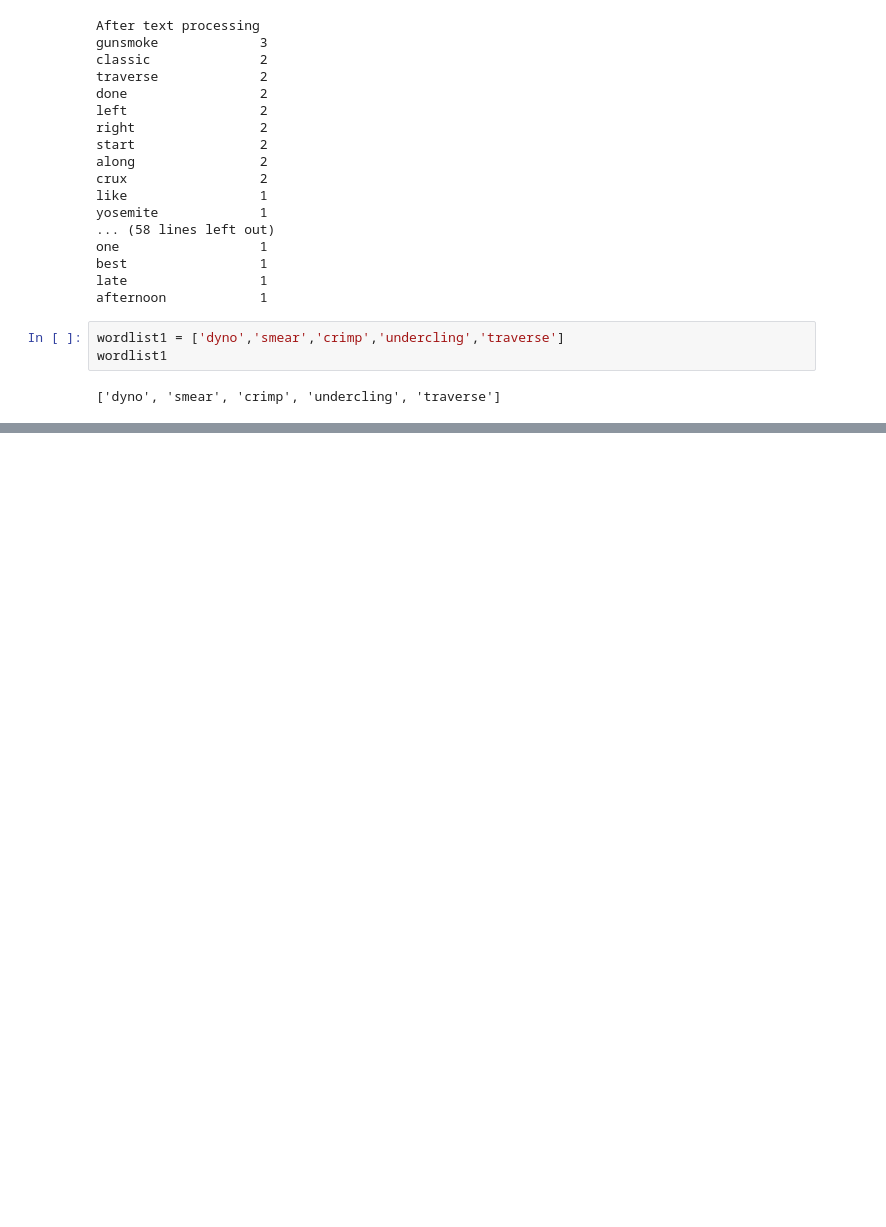
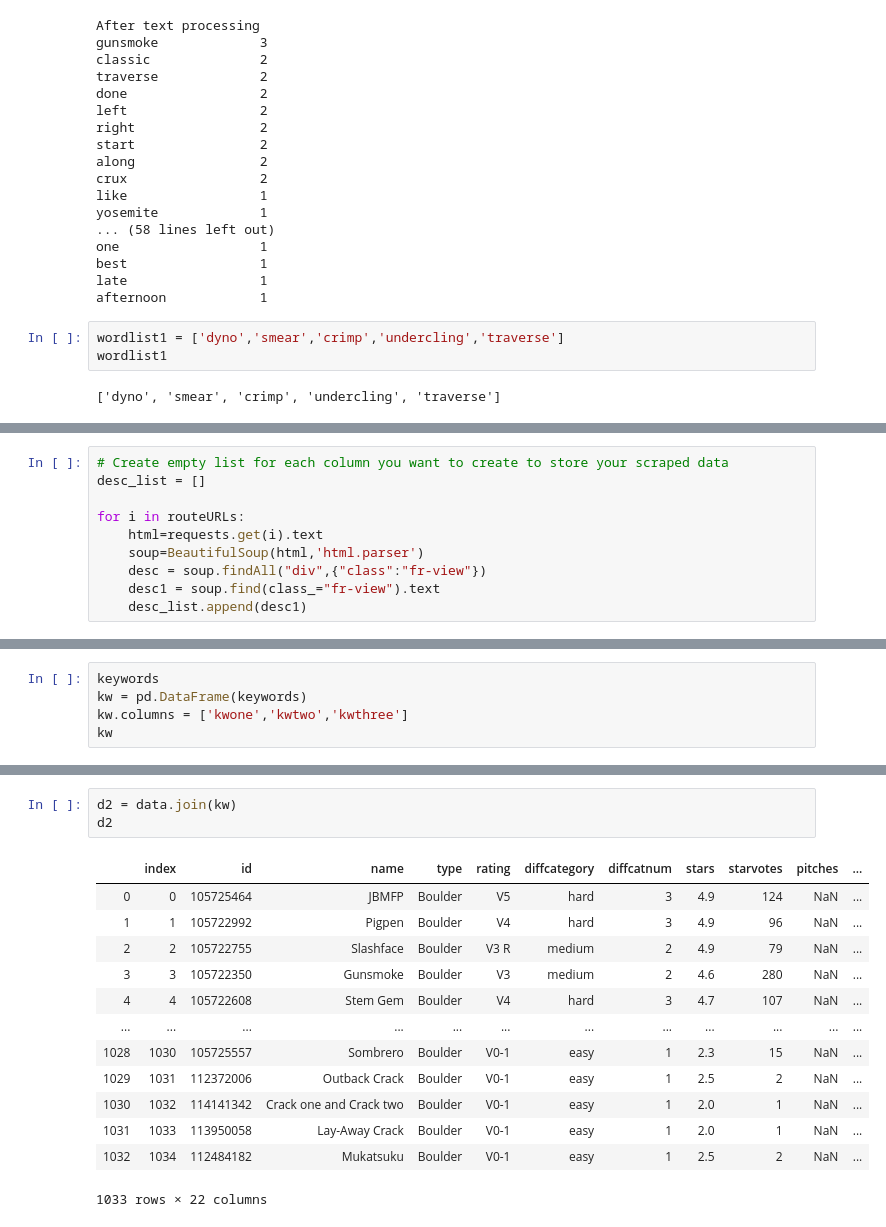
Before and after one commit to nrgriffin/Insight, a Jupyter notebook: JTNP_DescriptionAnalysis.ipynb, the cells around one changed output, grey strips where cells are left out. Saved outputs shown, nothing was run; the diff lists cells and outputs as text; blank space fills up the shorter version.

```diff
--- a/JTNP_DescriptionAnalysis.ipynb
+++ b/JTNP_DescriptionAnalysis.ipynb
@@ -142,0 +279,10 @@ wordlist1
+# %%
+# Create empty list for each column you want to create to store your scraped data
+desc_list = []
+
+for i in routeURLs:
+    html=requests.get(i).text
+    soup=BeautifulSoup(html,'html.parser')
+    desc = soup.findAll("div",{"class":"fr-view"})
+    desc1 = soup.find(class_="fr-view").text
+    desc_list.append(desc1)
@@ -142,0 +329,5 @@ wordlist1
+# %%
+keywords
+kw = pd.DataFrame(keywords)
+kw.columns = ['kwone','kwtwo','kwthree']
+kw
@@ -142,0 +364,17 @@ wordlist1
+# %%
+d2 = data.join(kw)
+d2
+# %% [output]
+|  | index | id | name | type | rating | diffcategory | diffcatnum | stars | starvotes | pitches | ... |
+| 0 | 0 | 105725464 | JBMFP | Boulder | V5 | hard | 3 | 4.9 | 124 | NaN | ... |
+| 1 | 1 | 105722992 | Pigpen | Boulder | V4 | hard | 3 | 4.9 | 96 | NaN | ... |
+| 2 | 2 | 105722755 | Slashface | Boulder | V3 R | medium | 2 | 4.9 | 79 | NaN | ... |
+| 3 | 3 | 105722350 | Gunsmoke | Boulder | V3 | medium | 2 | 4.6 | 280 | NaN | ... |
+| 4 | 4 | 105722608 | Stem Gem | Boulder | V4 | hard | 3 | 4.7 | 107 | NaN | ... |
+| ... | ... | ... | ... | ... | ... | ... | ... | ... | ... | ... | ... |
+| 1028 | 1030 | 105725557 | Sombrero | Boulder | V0-1 | easy | 1 | 2.3 | 15 | NaN | ... |
+| 1029 | 1031 | 112372006 | Outback Crack | Boulder | V0-1 | easy | 1 | 2.5 | 2 | NaN | ... |
+| 1030 | 1032 | 114141342 | Crack one and Crack two | Boulder | V0-1 | easy | 1 | 2.0 | 1 | NaN | ... |
+| 1031 | 1033 | 113950058 | Lay-Away Crack | Boulder | V0-1 | easy | 1 | 2.0 | 1 | NaN | ... |
+| 1032 | 1034 | 112484182 | Mukatsuku | Boulder | V0-1 | easy | 1 | 2.5 | 2 | NaN | ... |
+1033 rows × 22 columns
```
Also changed, not shown: parts of 22 cells of this notebook, 3 other files.
